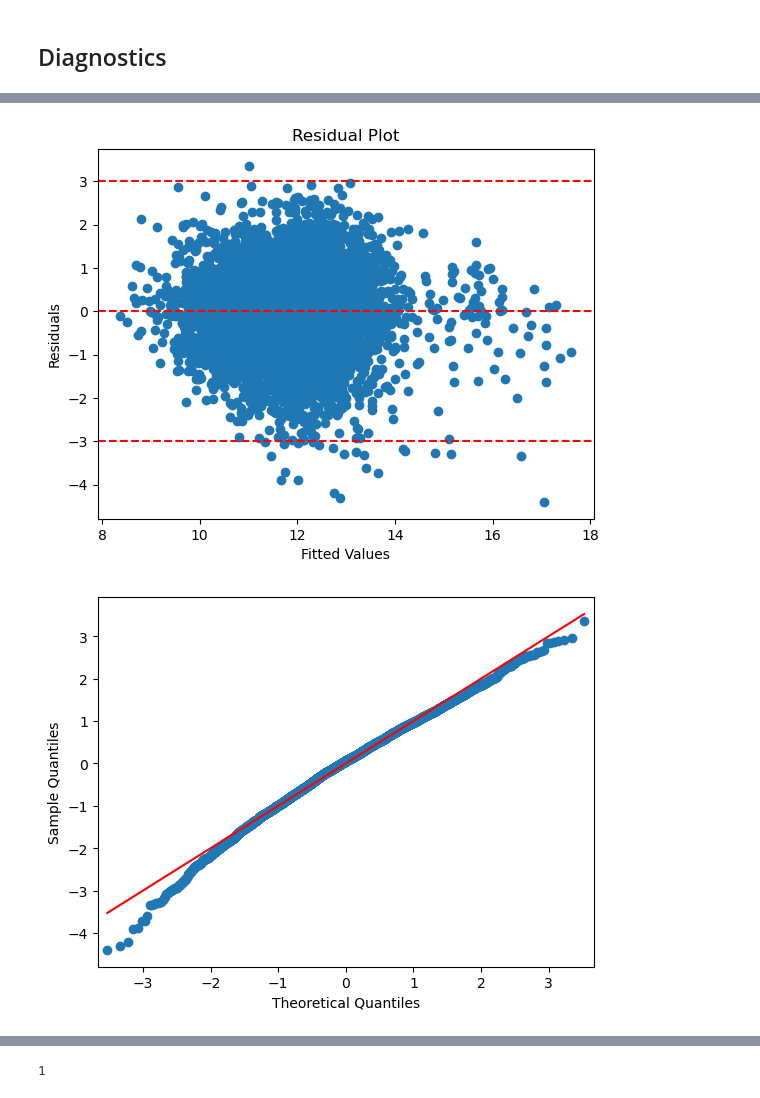
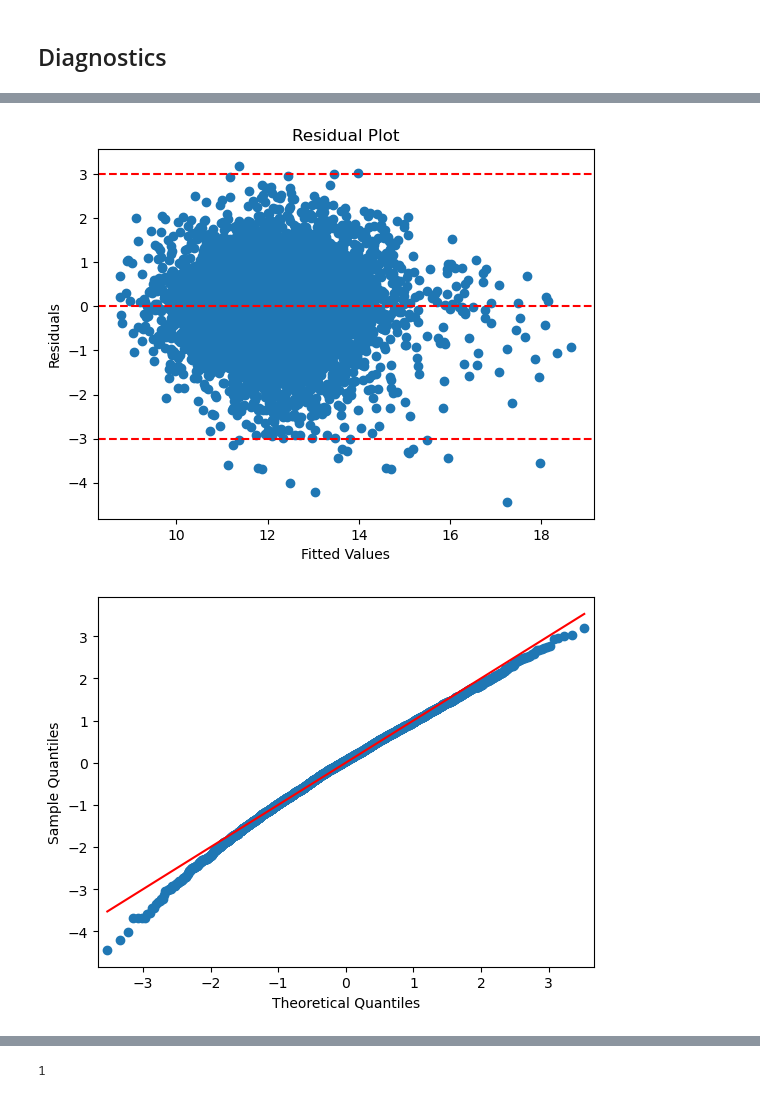
Before and after one commit to felbuch/movie_success_and_foreign_policy, a Jupyter notebook: 20-code/Multilevel Regression Models.ipynb, the cells around one changed output, grey strips where cells are left out. Saved outputs shown, nothing was run; the diff lists cells and outputs as text; code cells hidden in the pictures.

```diff
--- a/20-code/Multilevel Regression Models.ipynb
+++ b/20-code/Multilevel Regression Models.ipynb
@@ -56,6 +70,7 @@ strong multicollinearity or other numerical problems.
 # %%
 X = data[['Year',
           'logRunTime',
+          'averageRating',
           'isRated',
           'ForeignLanguage',
           'isCoproduction',
@@ -68,8 +83,8 @@ X = data[['Year',
 X = sm.add_constant(X)
 y = data['logBoxOffice']
 
-ols_1 = sm.OLS(y, X).fit()
-print(ols_1.summary())
+ols_covs = sm.OLS(y, X).fit()
+print(ols_covs.summary())
 # %% [output]
                             OLS Regression Results
 ==============================================================================
@@ -93,11 +186,12 @@ strong multicollinearity or other numerical problems.
 # %%
 X = data[['Year',
           'logRunTime',
+          'averageRating',
           'isRated',
           'ForeignLanguage',
           'isCoproduction',
+          'nominated_award',
           'win_award',
-          'nominated_award',
           'won_Oscar',
           'plot_sentiment_score',
           'isPositivePlot',
@@ -107,8 +201,8 @@ X = data[['Year',
 X = sm.add_constant(X)
 y = data['logBoxOffice']
 
-ols_2 = sm.OLS(y, X).fit()
-print(ols_2.summary())
+ols_full = sm.OLS(y, X).fit()
+print(ols_full.summary())
 # %% [output]
                             OLS Regression Results
 ==============================================================================
@@ -156 +361,18 @@ stargazer
+# %%
+X = data[['Year',
+          'logRunTime',
+          'averageRating',
+          'isRated',
+          'ForeignLanguage',
+          'isCoproduction',
+          'nominated_award',
+          'win_award',
+          'won_Oscar',
+          'plot_sentiment_score',
+          'isPositivePlot',
+          'isFiction',
+          'Cooperativeness',
+          'Competitiveness',]].astype('float')
+X = sm.add_constant(X)
+y = data['logBoxOffice']
 # %%
@@ -213,2 +447,8 @@ stargazer
 # %% [markdown]
 ## Diagnostics
+# %%
+model=ols_full
+
+# Extract residuals and fitted values
+Zres = model.resid/model.resid.std()
+yhat = model.fittedvalues
@@ -215,23 +460,17 @@ stargazer
 # %%
-model=ols_2
-
-# Extract residuals and fitted values
-Zres = model.resid/model.resid.std()
-yhat = model.fittedvalues
-
 # Plot residuals
 plt.scatter(yhat, Zres)
 plt.axhline(y=Zres.mean(), c='red', linestyle='dashed')
 plt.axhline(y=-3, c='red', linestyle='dashed')
 plt.axhline(y=+3, c='red', linestyle='dashed')
 plt.xlabel("Fitted Values")
 plt.ylabel("Residuals")
 plt.title("Residual Plot")
 plt.show()
 
 # QQ plot for residuals
 sm.qqplot(Zres, line='s')
 plt.show()
 # %% [output]
-[figure, old version]
+[figure, new version]
-[figure, old version]
+[figure, new version]
```
Also changed, not shown: parts of 37 cells of this notebook, 1 other file.
